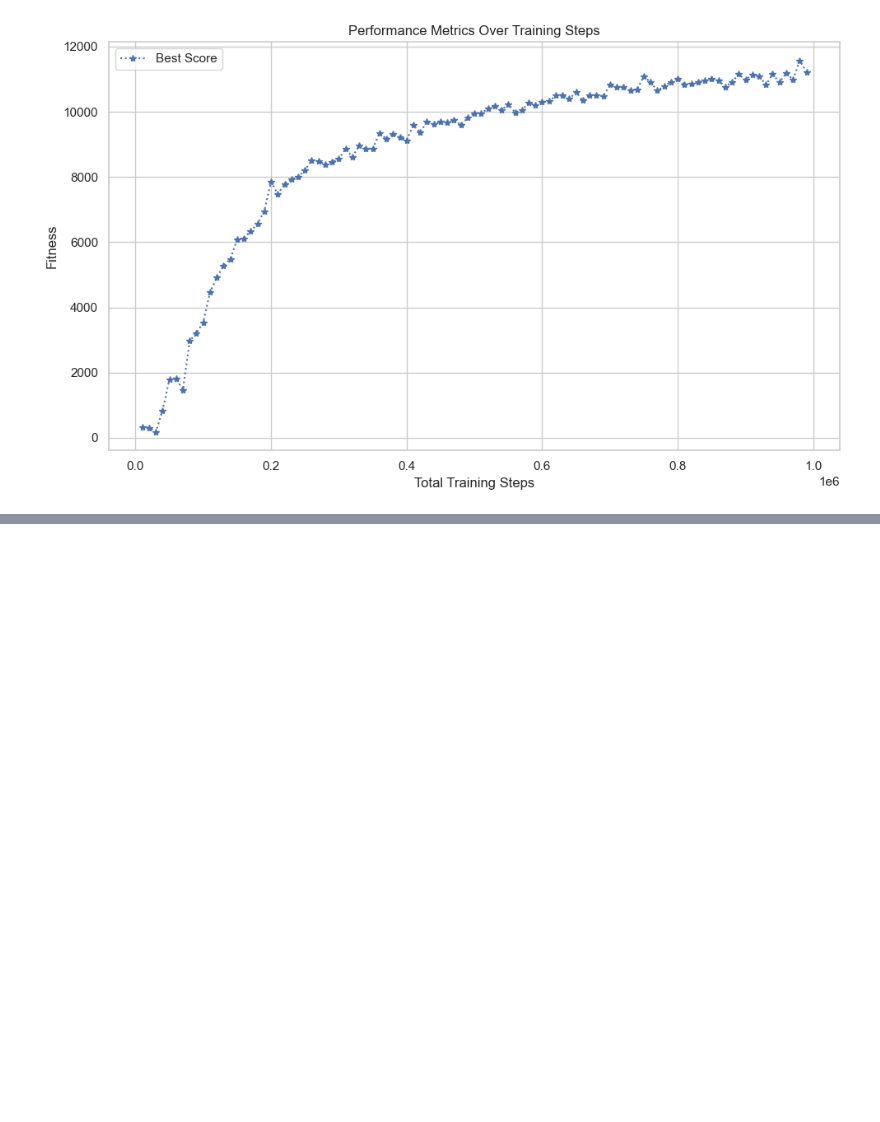
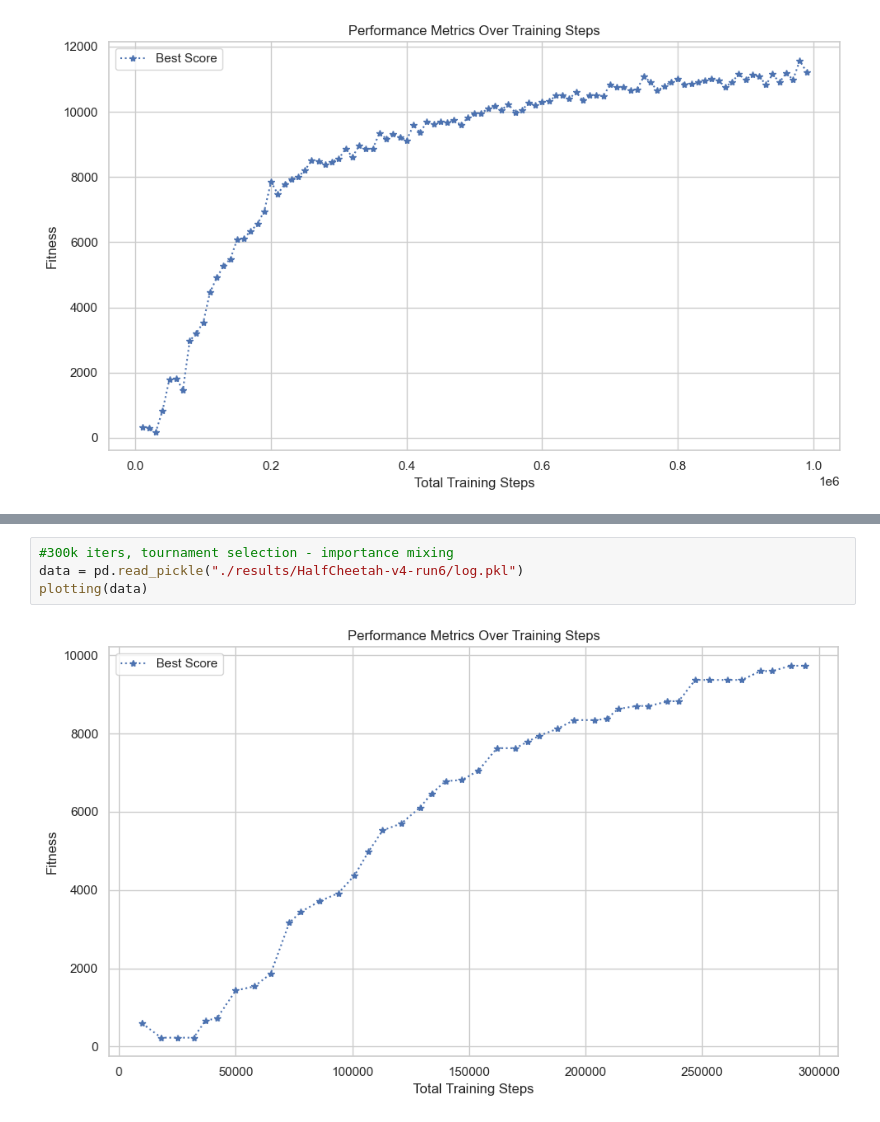
Before and after one commit to pweglik/stochastic-systems, a Jupyter notebook: CEM-RL/read_logs.ipynb, the cells around one changed output, grey strips where cells are left out. Saved outputs shown, nothing was run; the diff lists cells and outputs as text; blank space fills up the shorter version.

```diff
--- a/CEM-RL/read_logs.ipynb
+++ b/CEM-RL/read_logs.ipynb
@@ -40,0 +53,6 @@ plotting(data)
+# %%
+#300k iters, tournament selection - importance mixing
+data = pd.read_pickle("./results/HalfCheetah-v4-run6/log.pkl")
+plotting(data)
+# %% [output]
+[figure, added]
```
Also changed, not shown: parts of 2 cells of this notebook.
